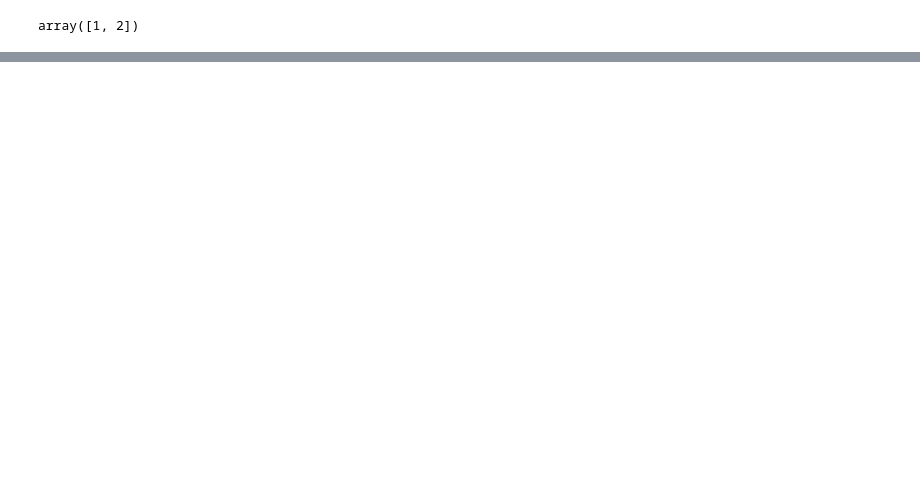
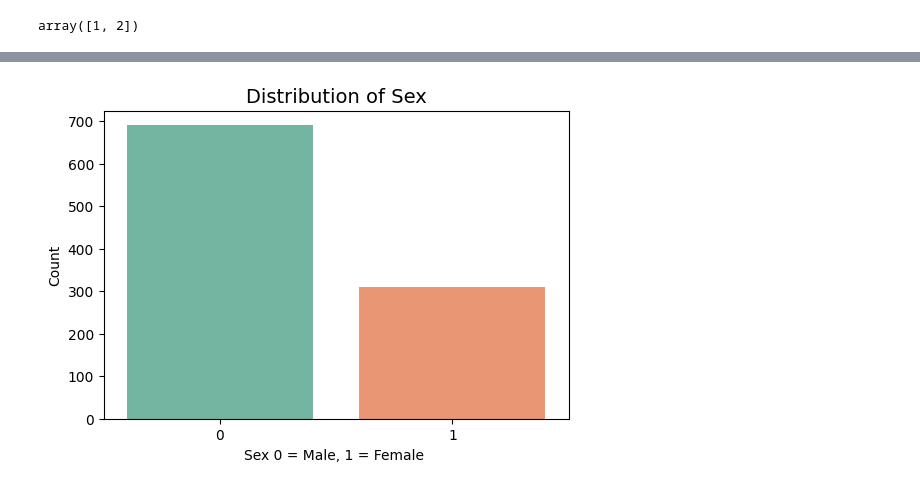
Before and after one commit to ThatPalAl/CreditRisk, a Jupyter notebook: notebooks/data_analysis.ipynb, the cells around one changed output, grey strips where cells are left out. Cells and saved outputs as stored; diff of their text form; code cells hidden in the pictures; blank space fills up the shorter version.

```diff
--- a/notebooks/data_analysis.ipynb
+++ b/notebooks/data_analysis.ipynb
@@ -414,0 +572,9 @@ array([1, 2])
+# %%
+plt.figure(figsize=(6,4))
+sns.countplot(x='sex', data=df, hue='sex', palette='Set2', legend=False)
+plt.title("Distribution of Sex", fontsize=14)
+plt.xlabel("Sex 0 = Male, 1 = Female ")
+plt.ylabel("Count")
+plt.show()
+# %% [output]
+[figure, added]
```
Also changed, not shown: parts of 35 cells of this notebook.
